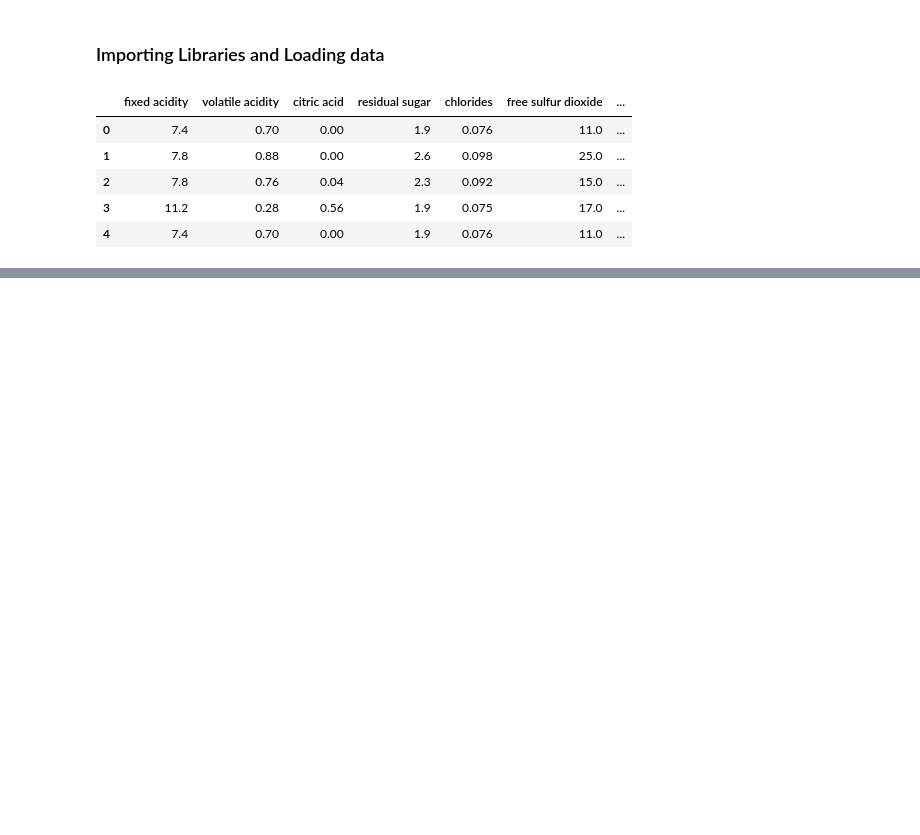
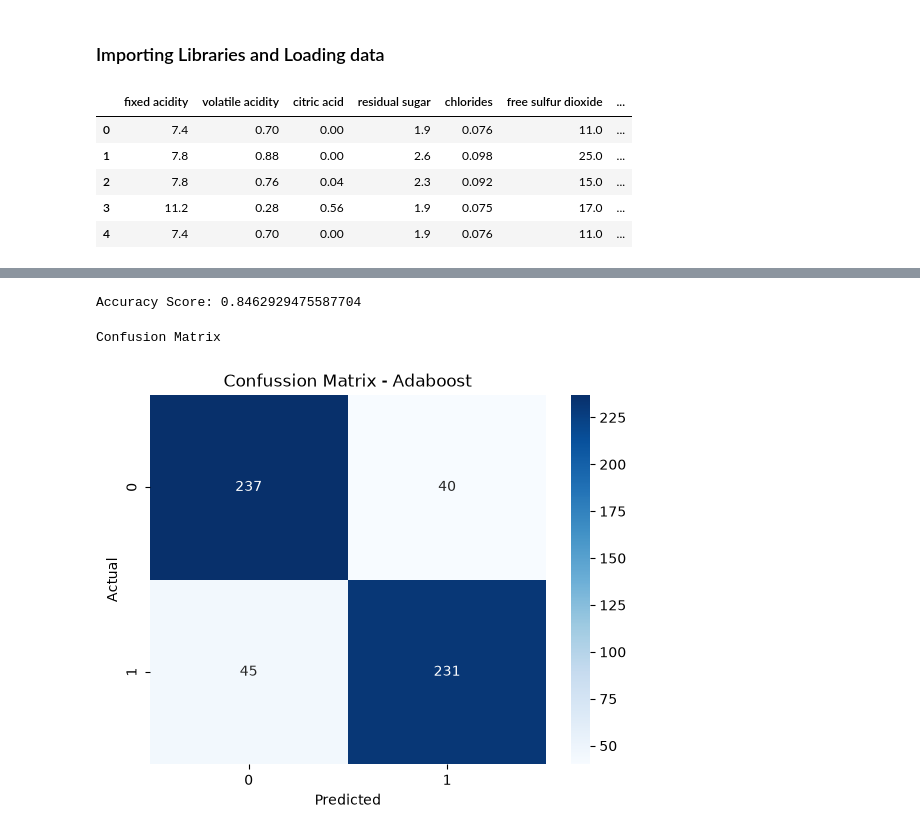
Before and after one commit to neeraj654123/Data-Science, a Jupyter notebook: Boosting Stacking/01_adaboost.ipynb, the cells around one changed output, grey strips where cells are left out. Cells and saved outputs as stored; diff of their text form; code cells hidden in the pictures; blank space fills up the shorter version.

Commit message:
AdaBoost

```diff
--- a/Boosting Stacking/01_adaboost.ipynb
+++ b/Boosting Stacking/01_adaboost.ipynb
@@ -25,0 +50,4 @@ df.head()
+# %%
+x_train,x_test,y_train,y_test = train_test_split(
+    x_balanced,y_balanced,random_state=42,test_size=0.2,stratify=y_balanced
+)
@@ -25,0 +56,8 @@ df.head()
+# %%
+ada_model = AdaBoostClassifier(
+    n_estimators=50,
+    learning_rate=1.0,
+    random_state=42
+)
+# %%
+ada_model.fit(x_train,y_train)
@@ -25,0 +66,2 @@ df.head()
+# %%
+y_pred = ada_model.predict(x_test)
@@ -25,0 +80,15 @@ df.head()
+# %%
+print("Accuracy Score:",accuracy_score(y_test,y_pred))
+# %% [output]
+Accuracy Score: 0.8462929475587704
+# %%
+print("Confusion Matrix")
+cm = confusion_matrix(y_test,y_pred)
+sns.heatmap(cm,annot=True,fmt='d',cmap='Blues')
+plt.title("Confussion Matrix - Adaboost")
+plt.xlabel("Predicted")
+plt.ylabel("Actual")
+plt.show()
+# %% [output]
+Confusion Matrix
+[figure, added]
```
Also changed, not shown: parts of 8 cells of this notebook.
